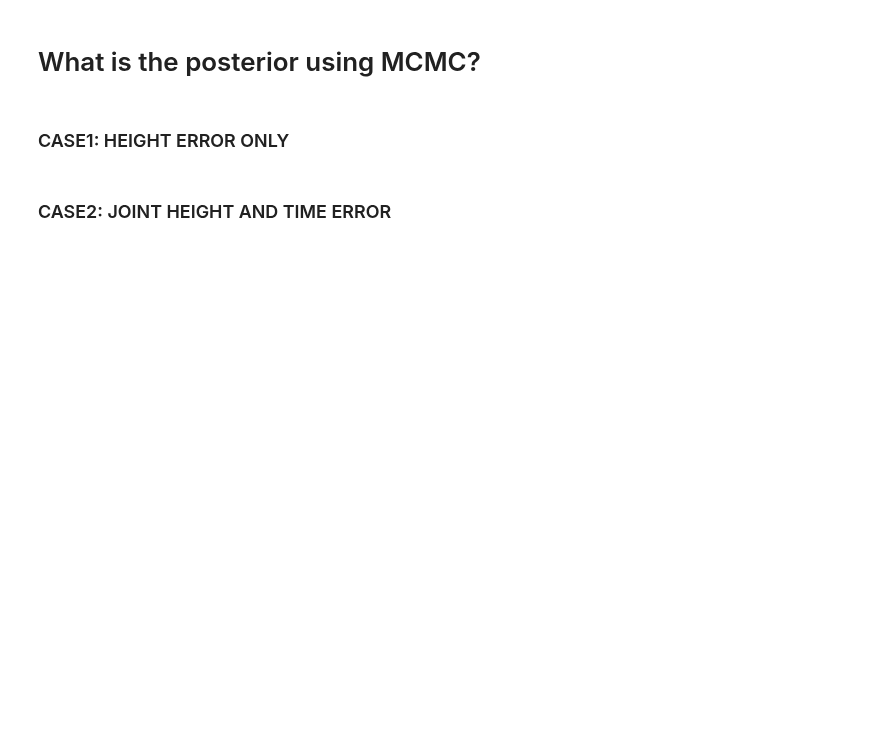
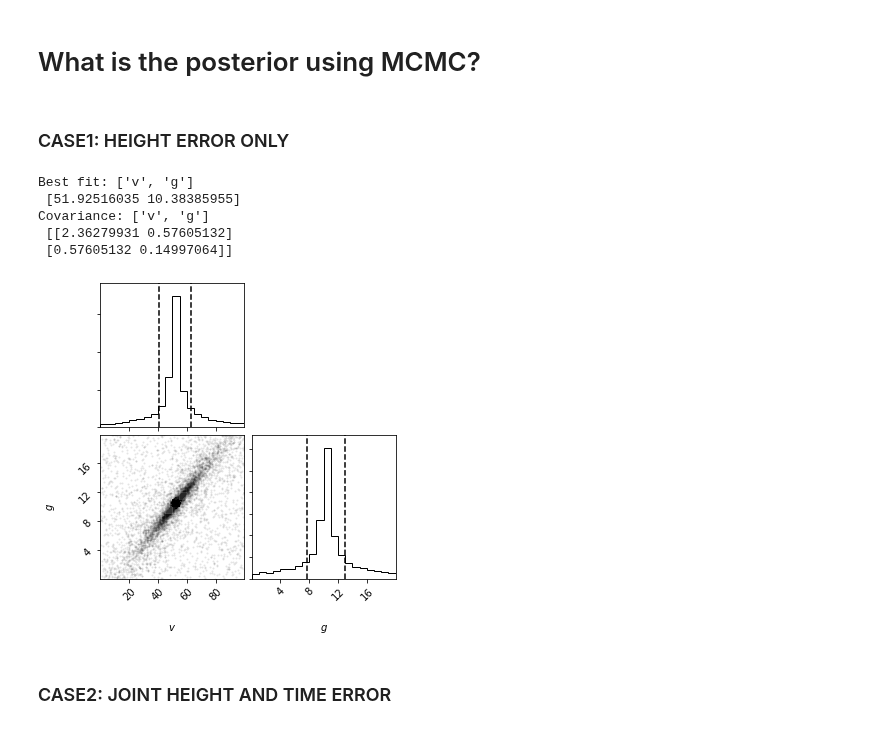
Before and after one commit to jpierel14/USC_PythonCourse_2019, a Jupyter notebook: Day_4/data_4_student_completed_workbook.ipynb, the cells around one changed output. Saved outputs shown, nothing was run; the diff lists cells and outputs as text; code cells hidden in the pictures; blank space fills up the shorter version.

```diff
--- a/Day_4/data_4_student_completed_workbook.ipynb
+++ b/Day_4/data_4_student_completed_workbook.ipynb
@@ -306,7 +306,10 @@ datapoints2d = numpy.vstack([times_2d, heights_2d]).T
 #   ]
 #
 
-def generate_log_likelihood_function_fixing_all_observations(datapoints, probability_of_single_measurement_function):
+def generate_log_likelihood_function_fixing_all_observations(
+        datapoints = None,
+        probability_of_single_measurement_function = None,
+        ):
     #Make a list where each element is a single-datapoint likelihood function
     single_datapoint_likelihood_function_list = []
     for datapoint in datapoints:
@@ -339,6 +344,53 @@ loglikelihood_alldata_1d( numpy.array([40, 10]) )
 # %% [markdown]
 # What is the posterior using MCMC?
+# %%
+#Define the required functions for the mcmc tools:
+def bounds_to_ppf(bounds):
+    ppfs={}
+    for key in bounds.keys():
+        ppfs[key] = scipy.interpolate.interp1d([0.,1.],bounds[key])
+    return ppfs
+
+def prior_transform(nested_parameters):
+        actual_parameters = np.empty(n_varied_parameter_dim, dtype=np.float)
+        for i in range(n_varied_parameter_dim):
+            actual_parameters[i] = ppfs[varied_param_names[i]](nested_parameters[i])
+        return actual_parameters
+
+varied_param_names = ['v','g']
+parameter_bounds={'v':(0,100),'g':(0,20)}
+n_varied_parameter_dim = len(varied_param_names)
+ppfs=bounds_to_ppf(parameter_bounds)
 # %% [markdown]
 ### CASE1: HEIGHT ERROR ONLY
+# %%
+
+sample_result1d = nestle.sample(
+    loglikelihood_alldata_1d,
+    prior_transform,
+    n_varied_parameter_dim,
+    npoints=1000,
+    maxiter=None,
+    maxcall=None
+    )
+# %%
+vparameters1d, cov1d = nestle.mean_and_cov(sample_result1d.samples, sample_result1d.weights)
+print('Best fit:', varied_param_names, '\n',vparameters1d)
+print('Covariance:',varied_param_names, '\n', cov1d)
+fig = corner.corner(
+    correct_res.samples,
+    labels=["$v$", "$g$"],
+    quantiles=(0.16, 0.84),
+    levels=(1-np.exp(-0.5),),
+    #truths=[v, g]
+    )
+plt.show()
+# %% [output]
+Best fit: ['v', 'g']
+ [51.92516035 10.38385955]
+Covariance: ['v', 'g']
+ [[2.36279931 0.57605132]
+ [0.57605132 0.14997064]]
+[figure, added]
 # %% [markdown]
 ### CASE2: JOINT HEIGHT AND TIME ERROR
```
Also changed, not shown: parts of 4 cells of this notebook, 1 other file.
